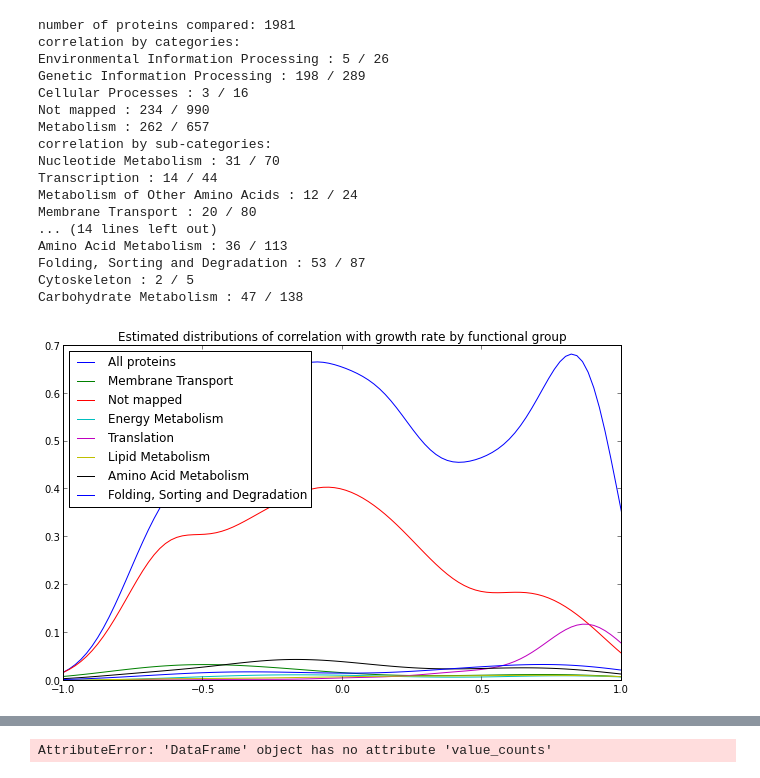
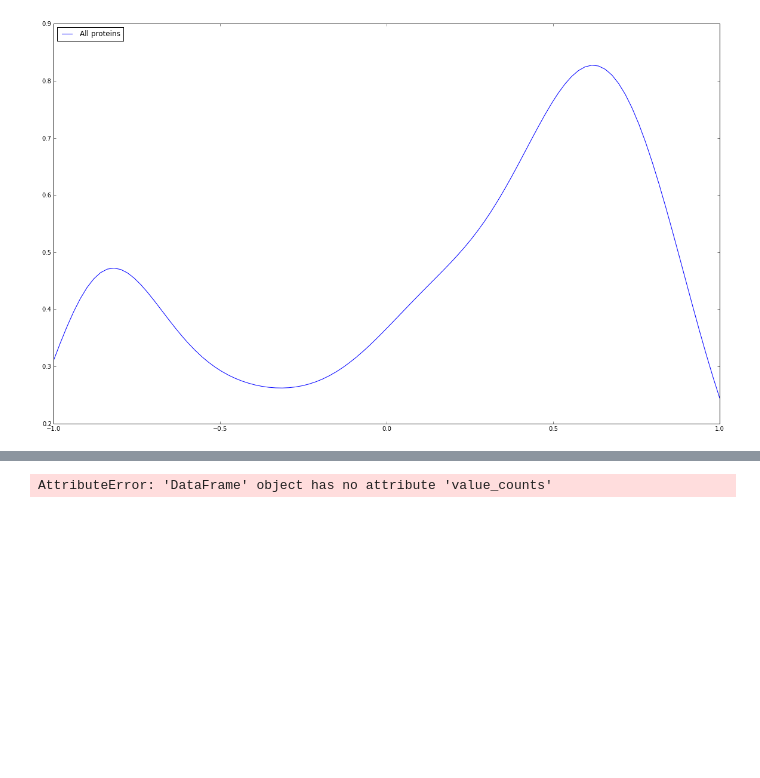
Before and after one commit to uriba/proteome-analysis, a Jupyter notebook: Untitled1.ipynb, the cells around one changed output, grey strips where cells are left out. Saved outputs shown, nothing was run; the diff lists cells and outputs as text; code cells hidden in the pictures; blank space fills up the shorter version.

```diff
--- a/Untitled1.ipynb
+++ b/Untitled1.ipynb
@@ -75,83 +67,29 @@ dtypes: float64(7)
 # %%
 ########################### Analysis of correlation of proteins to growth rate.
 xs = linspace(-1,1,100)
 
 covs = []
 catcovs = {}
 prots = {}
 high_cor_prots = {}
 threshold = 0.3
 hc_indices = []
-hc_prots = pd.DataFrame(columns = ecoli_data_values.columns)
+hc_prots = pd.DataFrame(columns = cerevisae_prots.columns)
 
-for row_index, row in ecoli_data_values.iterrows():
-    desc = []
+for row_index, row in cerevisae_prots.iterrows():
     # calculate the correlation and add it to the statistics
     cov = row.cov(gr)/(row.std() * gr.std())
     covs.append(cov)
-    # get the protein annotation information
-    eco = ecoli_data['UP_AC'][row_index]
-    uniprot = unidict[eco]
-    if uniprot in annot_dict:
-	desc = annot_dict[uniprot]
-	# set the counters of all the annotation fields that this protein belong to.
-	for i in range(0,3):
-	    if desc[i] not in prots:
-	       prots[desc[i]]=0
-	       high_cor_prots[desc[i]]=0
-	       catcovs[desc[i]]=[]
-	    prots[desc[i]]+=1
-	    catcovs[desc[i]].append(cov)
-	    if cov > threshold: # threshold for gr correlated protein
-		high_cor_prots[desc[i]]+=1
-
     if cov > 0.5:# and cov < 0.8:
        hc_indices.append(row_index)
        hc_prots = hc_prots.append(row)
 prots_num = len(covs)
 density = gaussian_kde(covs)
 plot(xs,density(xs),label='All proteins')
-title('Estimated distributions of correlation with growth rate by functional group')
-print "number of proteins compared: %d" % prots_num
-print "correlation by categories:"
-for i in set([x[0] for x in annot_dict.values()]):
-    if i in prots:
-	if i in high_cor_prots:
-	    print "%s : %d / %d" % (i,high_cor_prots[i],prots[i])
-	else:
-	    print "%s : %d / %d" % (i,0,prots[i])
-groups = ['Translation', 'Folding, Sorting and Degradation', 'Lipid Metabolism', 'Energy Metabolism', 'Membrane Transport', 'Amino Acid Metabolism', 'Not mapped']
-print "correlation by sub-categories:"
-for i in set([x[1] for x in annot_dict.values()]):
-    if i in prots:
-        if i in groups:
-	    density = gaussian_kde(catcovs[i])
-	    plot(xs,density(xs)*(float(prots[i])/prots_num),label=i)
-	if i in high_cor_prots:
-	    print "%s : %d / %d" % (i,high_cor_prots[i],prots[i])
-	else:
-	    print "%s : %d / %d" % (i,0,prots[i])
 legend(loc='upper left')
-savefig('some_subcategories_distributions.png')
+savefig('cerevisae_some_subcategories_distributions.png')
 # %% [output]
-number of proteins compared: 1981
-correlation by categories:
-Environmental Information Processing : 5 / 26
-Genetic Information Processing : 198 / 289
-Cellular Processes : 3 / 16
-Not mapped : 234 / 990
-Metabolism : 262 / 657
-correlation by sub-categories:
-Nucleotide Metabolism : 31 / 70
-Transcription : 14 / 44
-Metabolism of Other Amino Acids : 12 / 24
-Membrane Transport : 20 / 80
-... (14 lines left out)
-Amino Acid Metabolism : 36 / 113
-Folding, Sorting and Degradation : 53 / 87
-Cytoskeleton : 2 / 5
-Carbohydrate Metabolism : 47 / 138
-[figure, old version]
+[figure, new version]
 # %%
 hist(covs,20)
 # %% [output]
```
Also changed, not shown: parts of 17 cells of this notebook.
